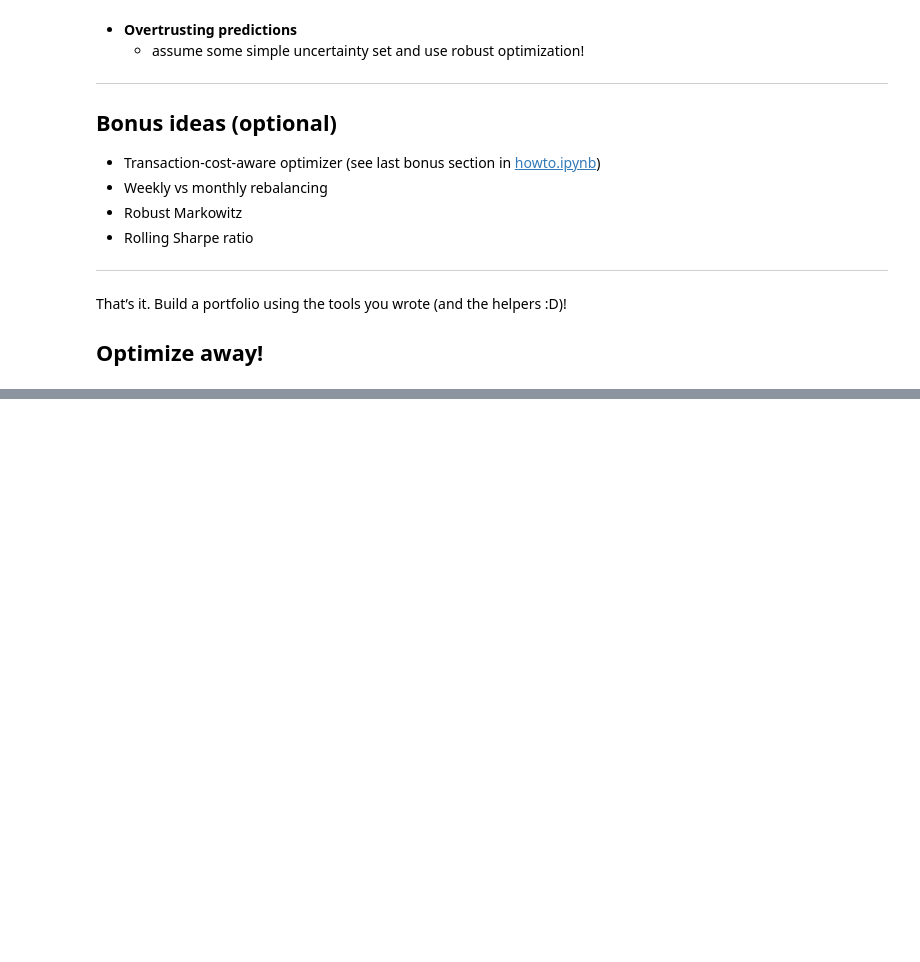
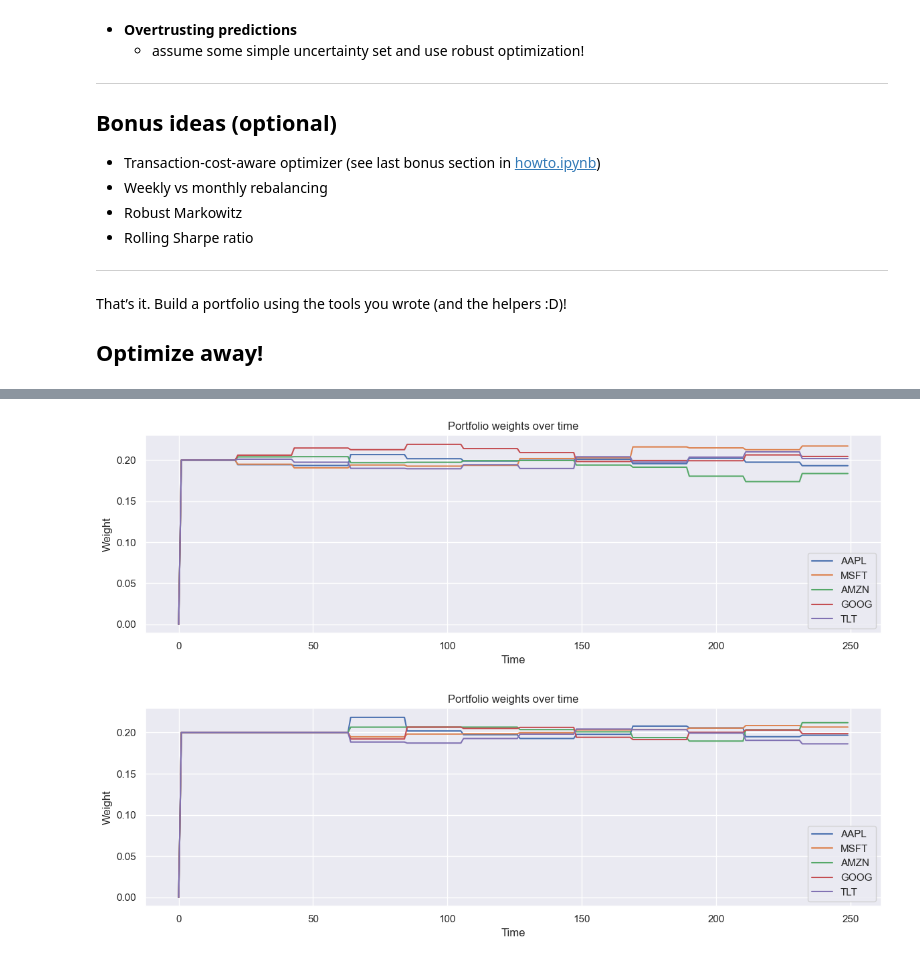
Before and after one commit to parthchafle10/Predict2Optimize-WiDS-2025, a Jupyter notebook: week5/task5.ipynb, the cells around one changed output, grey strips where cells are left out. Cells and saved outputs as stored; diff of their text form; code cells hidden in the pictures; blank space fills up the shorter version.

```diff
--- a/week5/task5.ipynb
+++ b/week5/task5.ipynb
@@ -445,3 +451,9 @@ Final portfolio statistics
 Expected return : 0.0020
 Volatility      : 0.0097
 Sharpe ratio    : 0.2034
+# %%
+plot_weights_over_time(results["weights"], tickers)
+plot_weights_over_time(results_robust["weights"], tickers)
+# %% [output]
+[figure, added]
+[figure, added]
```
Also changed, not shown: parts of 7 cells of this notebook, 1 other file.
